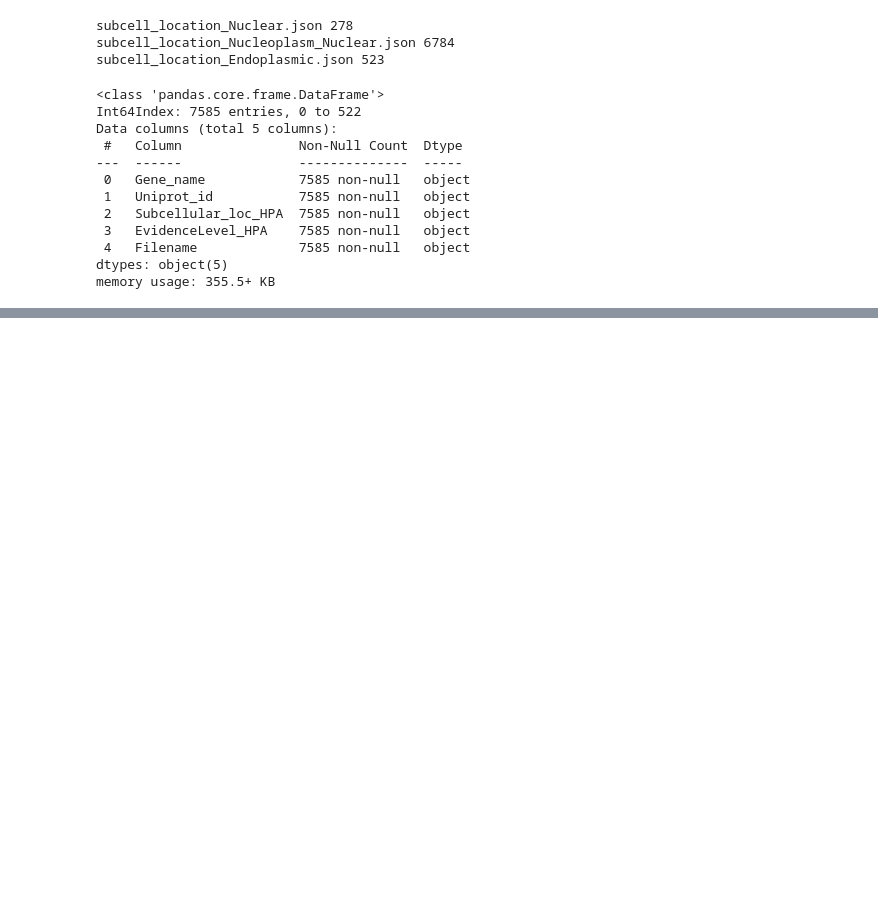
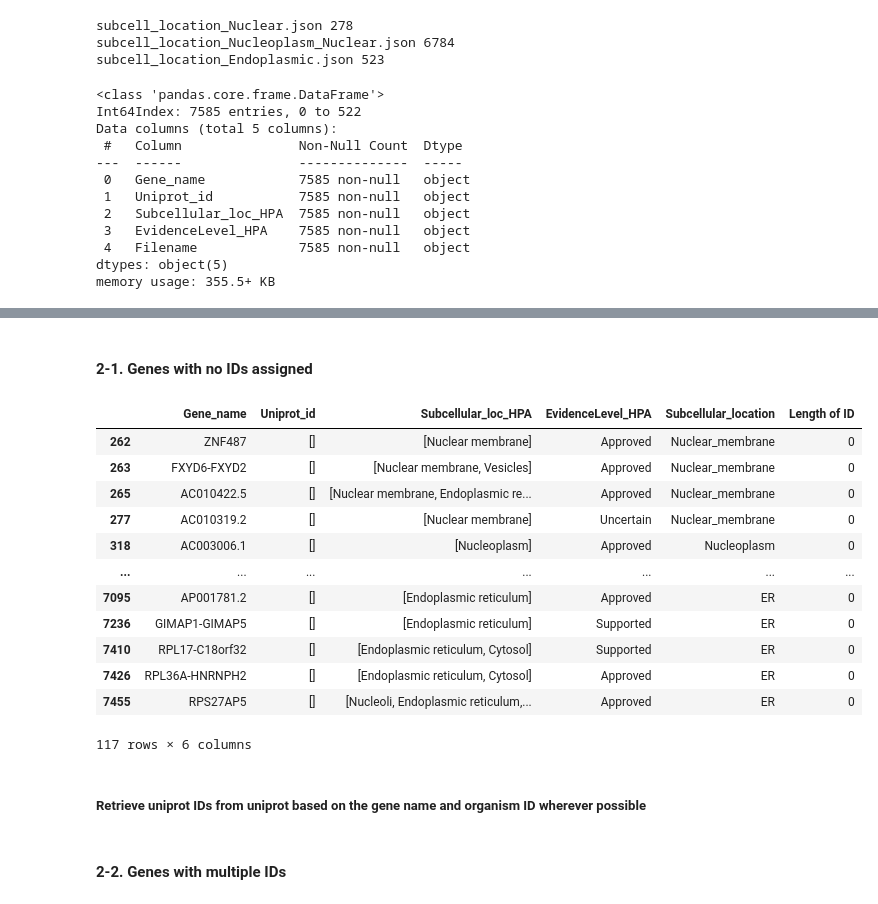
Before and after one commit to shokenlee/Nuclear_proteome, a Jupyter notebook: HPA.ipynb, the cells around one changed output, grey strips where cells are left out. Drawn from its saved outputs; the diff is of its cells as text; code cells hidden in the pictures; blank space fills up the shorter version.

```diff
--- a/HPA.ipynb
+++ b/HPA.ipynb
@@ -83,0 +98,25 @@ df.tail()
+# %%
+# for splitting the df based on the number of IDs per gene
+df['Length of ID'] = df['Uniprot_id'].apply(len)
+# %% [markdown]
+#### 2-1. Genes with no IDs assigned
+# %%
+df_no_id = df[df['Length of ID'] == 0]
+# %%
+df_no_id
+# %% [output]
+|  | Gene_name | Uniprot_id | Subcellular_loc_HPA | EvidenceLevel_HPA | Subcellular_location | Length of ID |
+| 262 | ZNF487 | [] | [Nuclear membrane] | Approved | Nuclear_membrane | 0 |
+| 263 | FXYD6-FXYD2 | [] | [Nuclear membrane, Vesicles] | Approved | Nuclear_membrane | 0 |
+| 265 | AC010422.5 | [] | [Nuclear membrane, Endoplasmic re... | Approved | Nuclear_membrane | 0 |
+| 277 | AC010319.2 | [] | [Nuclear membrane] | Uncertain | Nuclear_membrane | 0 |
+| 318 | AC003006.1 | [] | [Nucleoplasm] | Approved | Nucleoplasm | 0 |
+| ... | ... | ... | ... | ... | ... | ... |
+| 7095 | AP001781.2 | [] | [Endoplasmic reticulum] | Approved | ER | 0 |
+| 7236 | GIMAP1-GIMAP5 | [] | [Endoplasmic reticulum] | Supported | ER | 0 |
+| 7410 | RPL17-C18orf32 | [] | [Endoplasmic reticulum, Cytosol] | Supported | ER | 0 |
+| 7426 | RPL36A-HNRNPH2 | [] | [Endoplasmic reticulum, Cytosol] | Approved | ER | 0 |
+| 7455 | RPS27AP5 | [] | [Nucleoli, Endoplasmic reticulum,... | Approved | ER | 0 |
+117 rows × 6 columns
+# %% [markdown]
+##### Retrieve uniprot IDs from uniprot based on the gene name and organism ID wherever possible
@@ -83,0 +150,2 @@ df.tail()
+# %% [markdown]
+#### 2-2. Genes with multiple IDs
```
Also changed, not shown: parts of 37 cells of this notebook.
